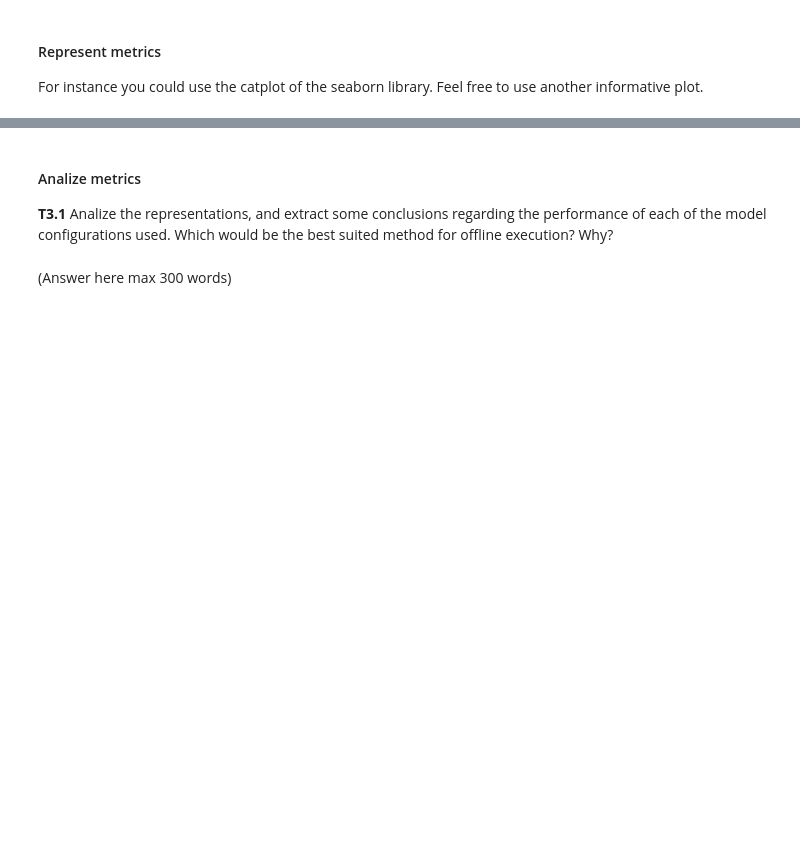
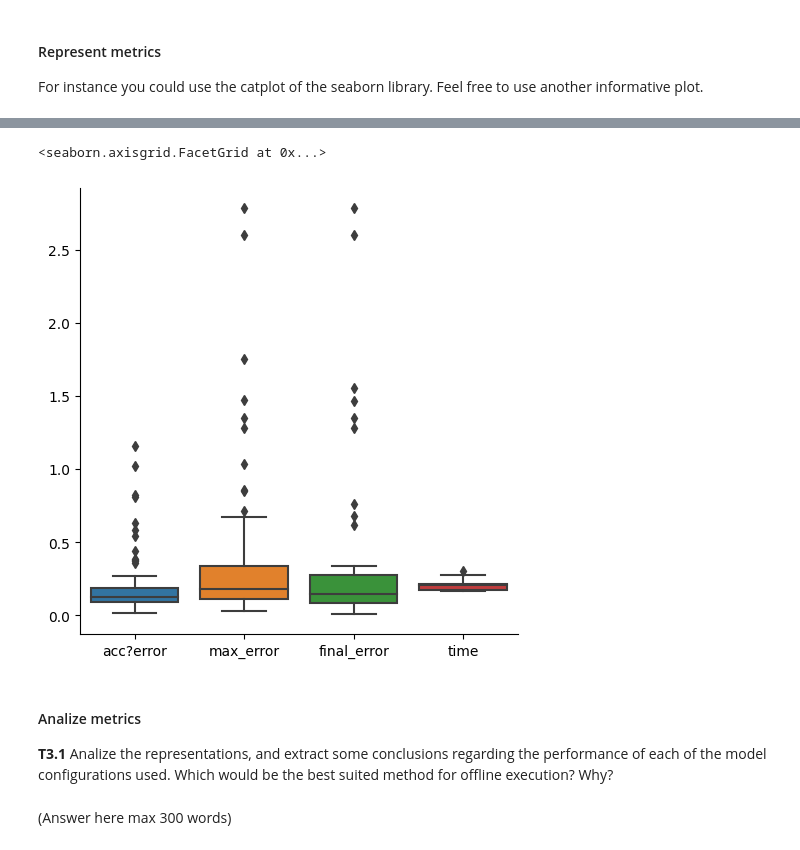
Before and after one commit to raisul-kibria/localization_and_mapping, a Jupyter notebook: notebooks/E1_Localization.ipynb, the cells around one changed output, grey strips where cells are left out. Cells and saved outputs as stored; diff of their text form; code cells hidden in the pictures; blank space fills up the shorter version.

```diff
--- a/notebooks/E1_Localization.ipynb
+++ b/notebooks/E1_Localization.ipynb
@@ -121,3 +328,8 @@ For instance you could use the catplot of the seaborn library. Feel free to use
+# %%
+sns.catplot(errors[errors['type']=='EKF'], kind='box')
+# %% [output]
+<seaborn.axisgrid.FacetGrid at 0x...>
+[figure, added]
 # %% [markdown]
 #### Analize metrics
 **T3.1** Analize the representations, and extract some conclusions regarding the performance of each of the model configurations used. Which would be the best suited method for offline execution? Why?
```
Also changed, not shown: parts of 20 cells of this notebook, 1 other file.
